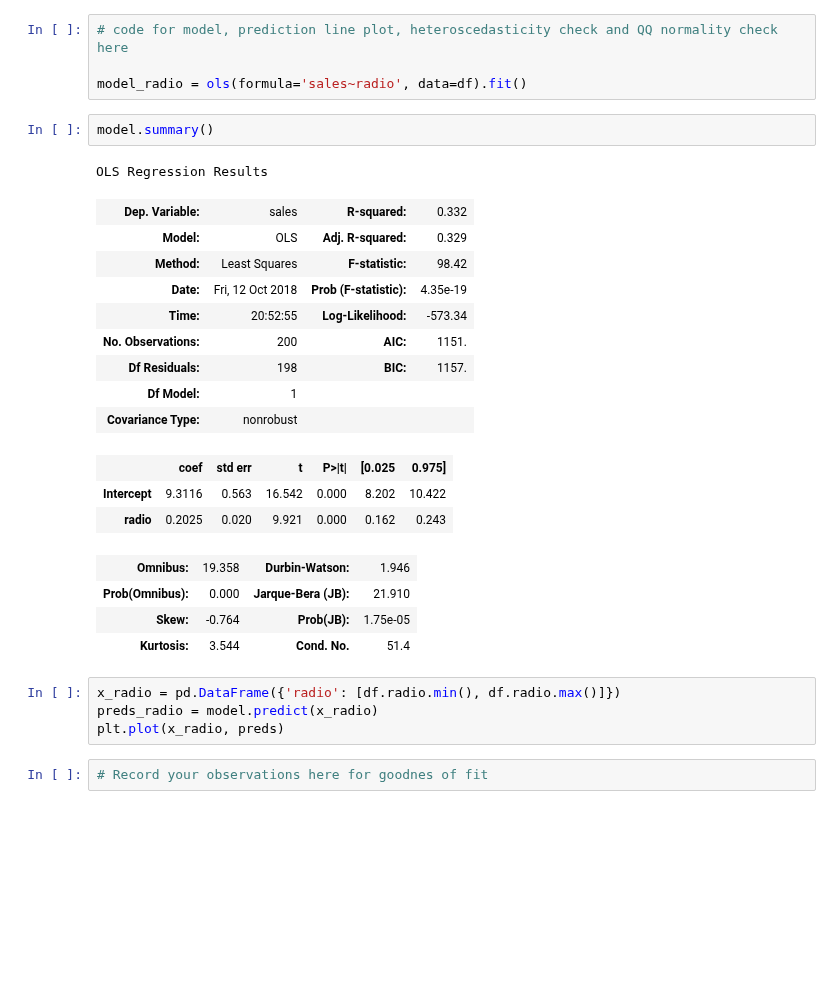
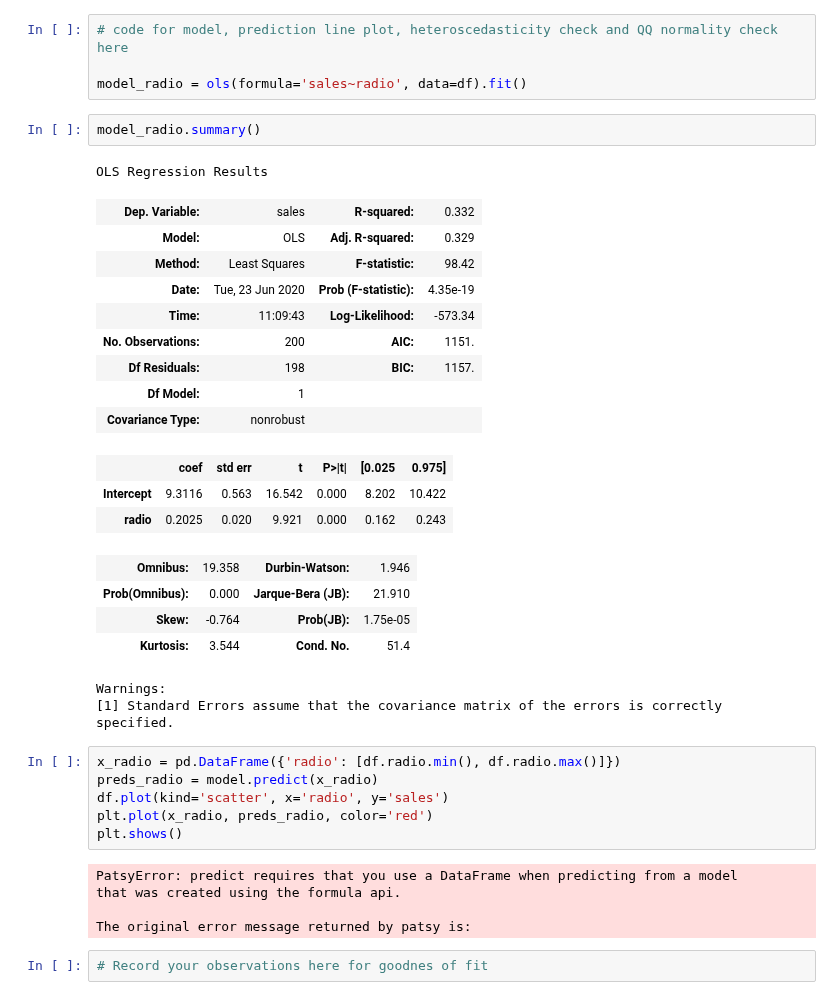
Before and after one commit to yagutaro/dsc-ols-statsmodels-lab-hbs-ds-060120, a Jupyter notebook: index.ipynb, the cells around one changed output. Drawn from its saved outputs; the diff is of its cells as text; blank space fills up the shorter version.

```diff
--- a/index.ipynb
+++ b/index.ipynb
@@ -197,14 +197,14 @@ confirmed normality.
 
 model_radio = ols(formula='sales~radio', data=df).fit()
 # %%
-model.summary()
+model_radio.summary()
 # %% [output]
 OLS Regression Results
 | Dep. Variable: | sales | R-squared: | 0.332 |
 | Model: | OLS | Adj. R-squared: | 0.329 |
 | Method: | Least Squares | F-statistic: | 98.42 |
-| Date: | Fri, 12 Oct 2018 | Prob (F-statistic): | 4.35e-19 |
-| Time: | 20:52:55 | Log-Likelihood: | -573.34 |
+| Date: | Tue, 23 Jun 2020 | Prob (F-statistic): | 4.35e-19 |
+| Time: | 11:09:43 | Log-Likelihood: | -573.34 |
 | No. Observations: | 200 | AIC: | 1151. |
 | Df Residuals: | 198 | BIC: | 1157. |
 | Df Model: | 1 |  |  |
@@ -216,10 +216,19 @@ OLS Regression Results
 | Prob(Omnibus): | 0.000 | Jarque-Bera (JB): | 21.910 |
 | Skew: | -0.764 | Prob(JB): | 1.75e-05 |
 | Kurtosis: | 3.544 | Cond. No. | 51.4 |
+Warnings:
+[1] Standard Errors assume that the covariance matrix of the errors is correctly specified.
 # %%
 x_radio = pd.DataFrame({'radio': [df.radio.min(), df.radio.max()]})
 preds_radio = model.predict(x_radio)
-plt.plot(x_radio, preds)
+df.plot(kind='scatter', x='radio', y='sales')
+plt.plot(x_radio, preds_radio, color='red')
+plt.shows()
+# %% [output]
+PatsyError: predict requires that you use a DataFrame when predicting from a model
+that was created using the formula api.
+
+The original error message returned by patsy is:
 # %%
 # Record your observations here for goodnes of fit
 # %% [markdown]
```
